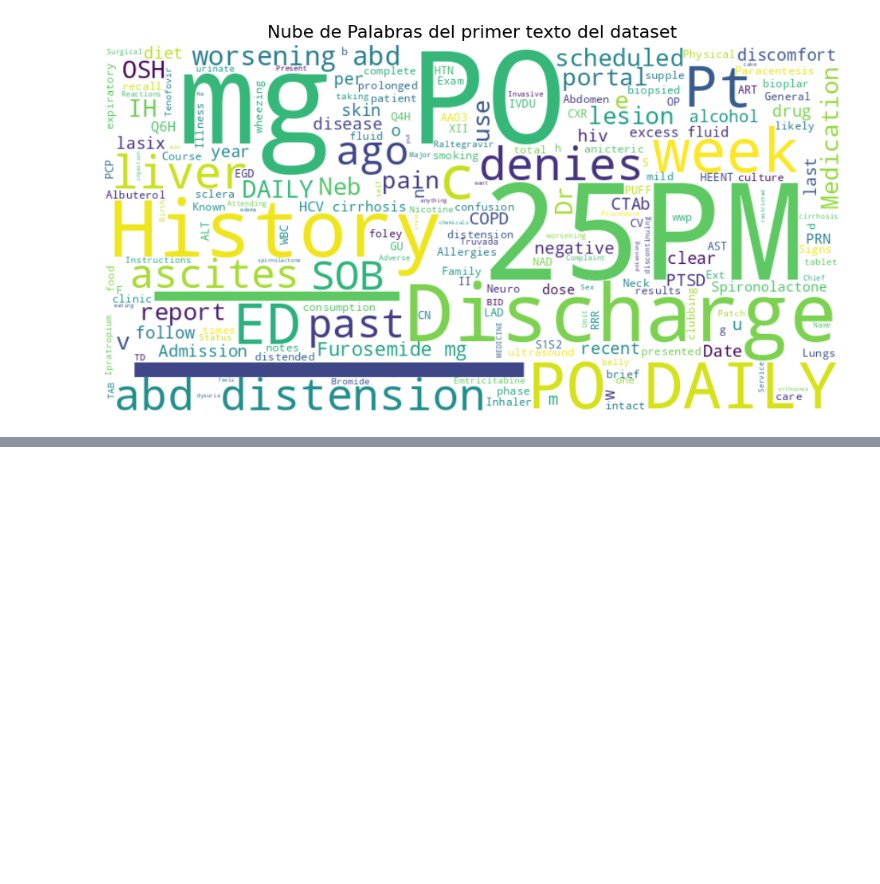
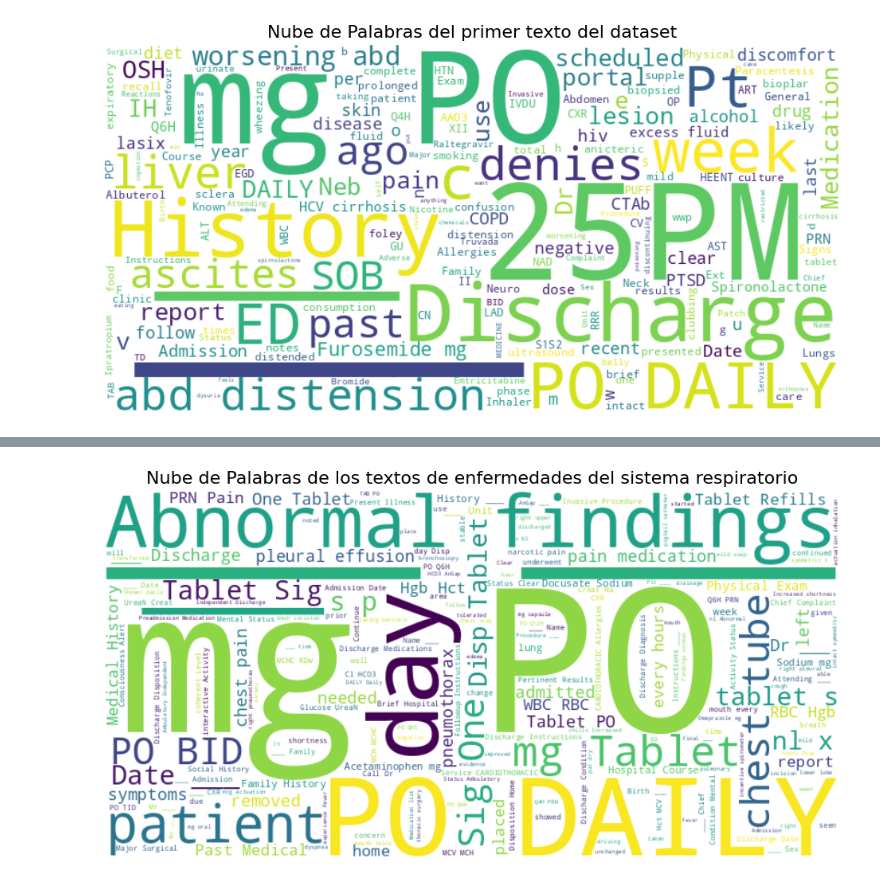
Before and after one commit to ugritai/medicalReports, a Jupyter notebook: data_analysis.ipynb, the cells around one changed output, grey strips where cells are left out. Saved outputs shown, nothing was run; the diff lists cells and outputs as text; code cells hidden in the pictures; blank space fills up the shorter version.

```diff
--- a/data_analysis.ipynb
+++ b/data_analysis.ipynb
@@ -800,0 +799,17 @@ Error:
+# %%
+df_respiratorio = df[df['chapter_name'] == 'Diseases of the respiratory system']
+
+# Concatenar todos los textos en una sola cadena
+texto_total = ' '.join(df_respiratorio['text'].dropna().tolist())
+
+# Crear la nube de palabras
+wordcloud = WordCloud(width=800, height=400, background_color='white').generate(texto_total)
+
+# Mostrarla
+plt.figure(figsize=(12, 6))
+plt.imshow(wordcloud, interpolation='bilinear')
+plt.axis('off')
+plt.title("Nube de Palabras de los textos de enfermedades del sistema respiratorio", fontsize=16)
+plt.show()
+# %% [output]
+[figure, added]
```
Also changed, not shown: parts of 4 cells of this notebook, 40 other files.
